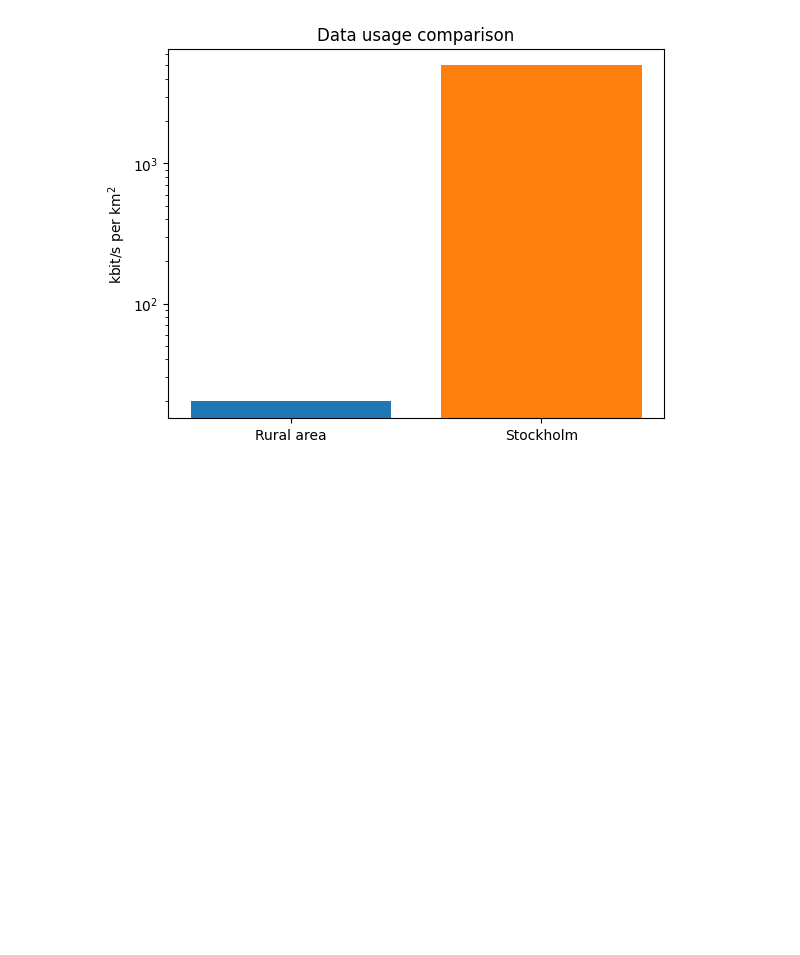
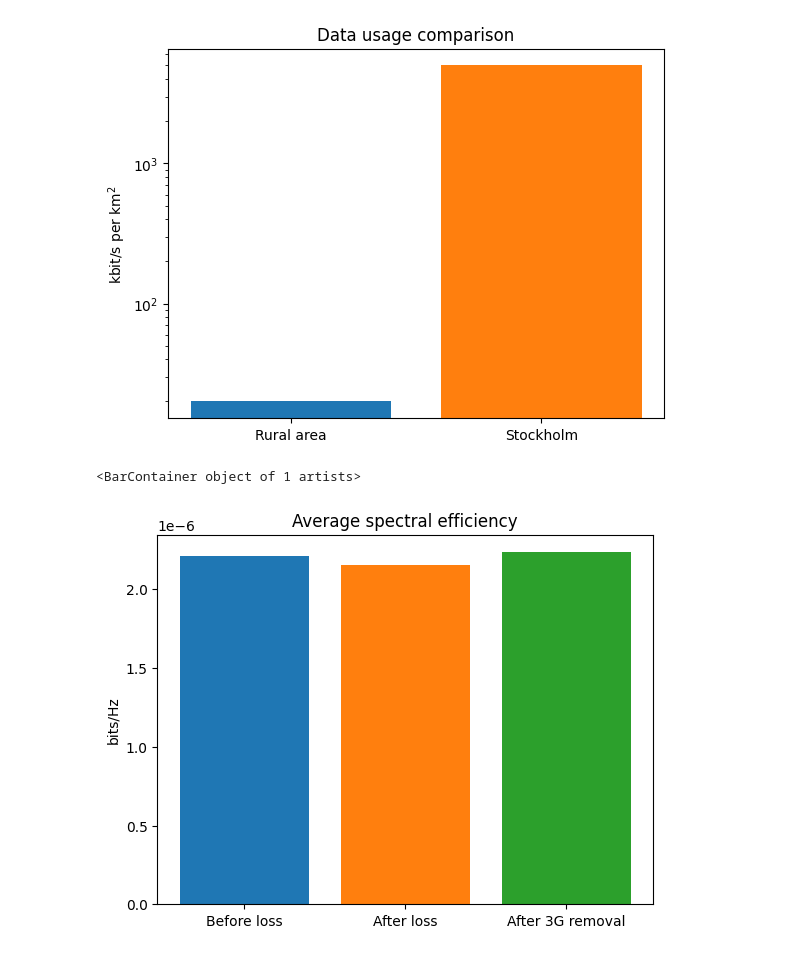
Before and after one commit to Joinatan/wireless_systems, a Jupyter notebook: casestudy2/data.ipynb, the cells around one changed output. Drawn from its saved outputs; the diff is of its cells as text; code cells hidden in the pictures; blank space fills up the shorter version.

```diff
--- a/casestudy2/data.ipynb
+++ b/casestudy2/data.ipynb
@@ -6,6 +6,9 @@ plt.rcParams['text.usetex'] = False
 tre_market_share = 0.164
 swedish_population = 10e6
 urban_stockholm_population = 1e6
+total_bandwidth = 139.6e6
+lost_bandwidth = 10e6
+lost_bandwidth_percent = lost_bandwidth/total_bandwidth
 # %%
 #urban area (stockholm)
 pop_per_km_sthlm = 5000
@@ -34,3 +37,33 @@ plt.bar(1, pop_per_km_sthlm, label='Stockholm')
 efficiency3g = 0.8
 efficiency4g = 1.9
 efficiency5g = 2.84
+efficiency3g_4g_mix = (efficiency3g * 0.5) + (efficiency4g * 0.5)
+# %%
+#----------Can moving from 3G to 4G/5G be sufficient in some cases?
+eight_hundred_band_percentage = 20/total_bandwidth
+nine_hundred_band_percentage = 10/total_bandwidth
+two_gig1_band_percentage = (19.8 * 2)/total_bandwidth
+two_gig6_band_percentage = 70/total_bandwidth
+# %%
+#-------------Plot capacity
+total_spectral_eff_before = ((eight_hundred_band_percentage * efficiency3g_4g_mix) +
+                             (nine_hundred_band_percentage * efficiency3g) +
+                            (two_gig1_band_percentage * efficiency4g) +
+                            (two_gig6_band_percentage * efficiency5g))
+total_spectral_eff_after_loss = ((eight_hundred_band_percentage * efficiency3g_4g_mix) +
+                            (two_gig1_band_percentage * efficiency4g) +
+                            (two_gig6_band_percentage * efficiency5g))
+total_spectral_eff_after_upgrade = ((eight_hundred_band_percentage * efficiency4g) +
+                            (two_gig1_band_percentage * efficiency4g) +
+                            (two_gig6_band_percentage * efficiency5g))
+#plot
+plt.title('Average spectral efficiency')
+#plt.yscale('log')
+plt.ylabel('bits/Hz')
+plt.xticks(np.arange(3), ["Before loss", "After loss", "After 3G removal"])
+plt.bar(0, total_spectral_eff_before, label='Rural area')
+plt.bar(1, total_spectral_eff_after_loss, label='Stockholm')
+plt.bar(2, total_spectral_eff_after_upgrade, label='Stockholm')
+# %% [output]
+<BarContainer object of 1 artists>
+[figure, added]
```
